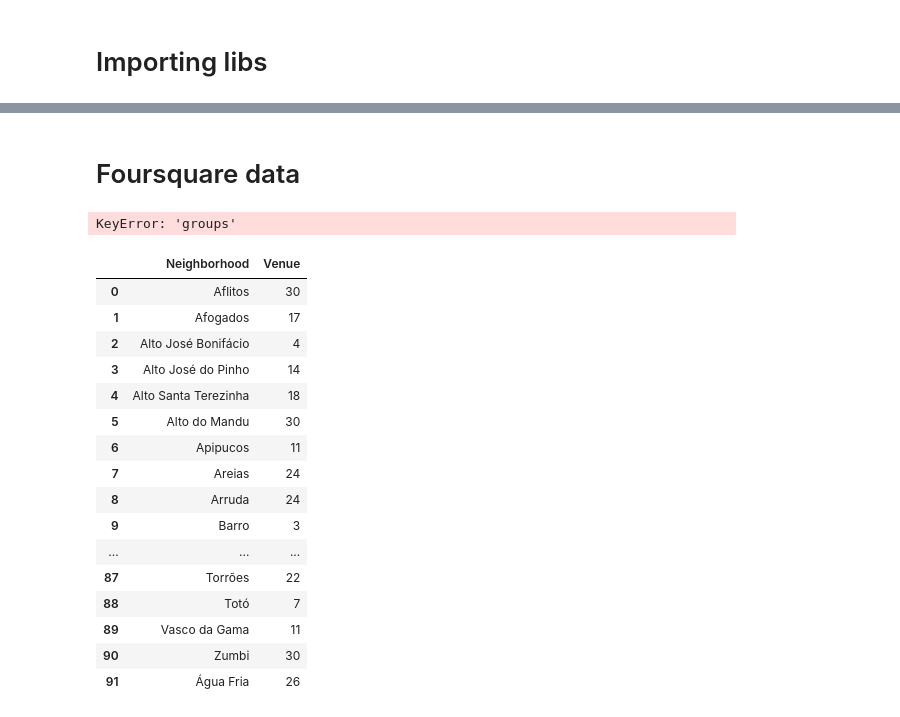
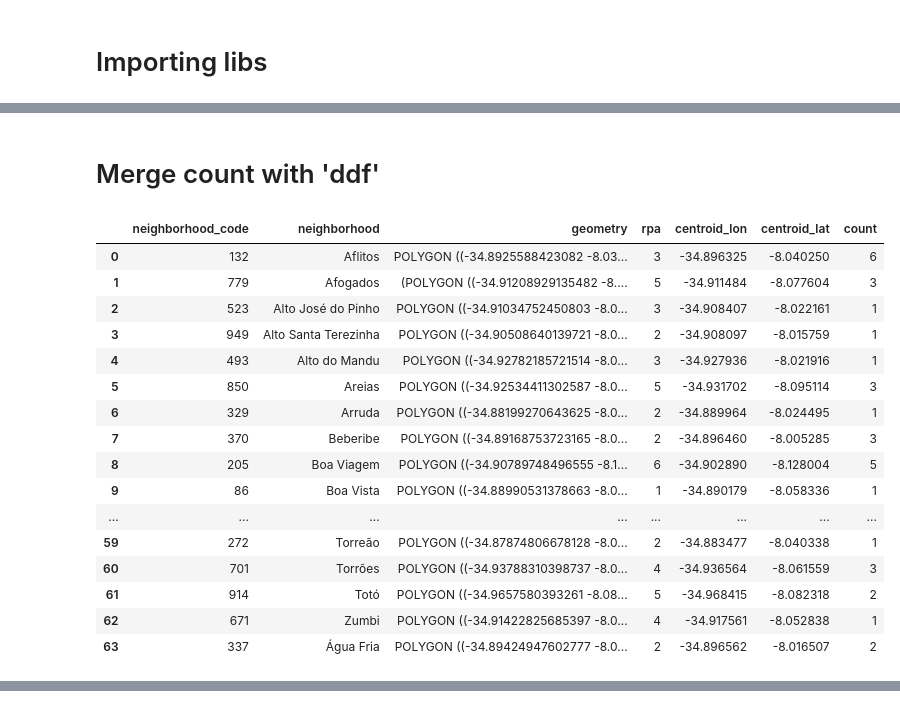
Before and after one commit to dfds0/Coursera_IBM_Project-Capstone, a Jupyter notebook: Metropolitan region of Recife.ipynb, the cells around one changed output, grey strips where cells are left out. Cells and saved outputs as stored; diff of their text form; code cells hidden in the pictures.

```diff
--- a/Metropolitan region of Recife.ipynb
+++ b/Metropolitan region of Recife.ipynb
@@ -84 +210,27 @@ Loaded recife geojson
+# %% [markdown]
+# Merge count with 'ddf'
+# %%
+serie = recife_venues.groupby('Neighborhood')['Venue Category'].count()
+dataframe_groupby = pd.DataFrame({'neighborhood':serie.index, 'count':serie.values})
+
+datagrame_merge = gdf.merge(dataframe_groupby, on='neighborhood')
+datagrame_merge
+# %% [output]
+|  | neighborhood_code | neighborhood | geometry | rpa | centroid_lon | centroid_lat | count |
+| 0 | 132 | Aflitos | POLYGON ((-34.8925588423082 -8.03... | 3 | -34.896325 | -8.040250 | 6 |
+| 1 | 779 | Afogados | (POLYGON ((-34.91208929135482 -8.... | 5 | -34.911484 | -8.077604 | 3 |
+| 2 | 523 | Alto José do Pinho | POLYGON ((-34.91034752450803 -8.0... | 3 | -34.908407 | -8.022161 | 1 |
+| 3 | 949 | Alto Santa Terezinha | POLYGON ((-34.90508640139721 -8.0... | 2 | -34.908097 | -8.015759 | 1 |
+| 4 | 493 | Alto do Mandu | POLYGON ((-34.92782185721514 -8.0... | 3 | -34.927936 | -8.021916 | 1 |
+| 5 | 850 | Areias | POLYGON ((-34.92534411302587 -8.0... | 5 | -34.931702 | -8.095114 | 3 |
+| 6 | 329 | Arruda | POLYGON ((-34.88199270643625 -8.0... | 2 | -34.889964 | -8.024495 | 1 |
+| 7 | 370 | Beberibe | POLYGON ((-34.89168753723165 -8.0... | 2 | -34.896460 | -8.005285 | 3 |
+| 8 | 205 | Boa Viagem | POLYGON ((-34.90789748496555 -8.1... | 6 | -34.902890 | -8.128004 | 5 |
+| 9 | 86 | Boa Vista | POLYGON ((-34.88990531378663 -8.0... | 1 | -34.890179 | -8.058336 | 1 |
+| ... | ... | ... | ... | ... | ... | ... | ... |
+| 59 | 272 | Torreão | POLYGON ((-34.87874806678128 -8.0... | 2 | -34.883477 | -8.040338 | 1 |
+| 60 | 701 | Torrões | POLYGON ((-34.93788310398737 -8.0... | 4 | -34.936564 | -8.061559 | 3 |
+| 61 | 914 | Totó | POLYGON ((-34.9657580393261 -8.08... | 5 | -34.968415 | -8.082318 | 2 |
+| 62 | 671 | Zumbi | POLYGON ((-34.91422825685397 -8.0... | 4 | -34.917561 | -8.052838 | 1 |
+| 63 | 337 | Água Fria | POLYGON ((-34.89424947602777 -8.0... | 2 | -34.896562 | -8.016507 | 2 |
 # %%
@@ -99,5 +251,3 @@ map_recife.choropleth(
 map_recife
 # %% [output]
 [interactive output not drawn]
-# %% [markdown]
-# Foursquare data
@@ -159,43 +253,0 @@ def getNearbyVenues(names, latitudes, longitudes, radius=500):
-# %%
-
-recife_venues = getNearbyVenues(names=gdf['bairro_nome'], latitudes=gdf['centroid_lat'], longitudes=gdf['centroid_lon'])
-#data.drop_duplicates(subset ="First Name", keep = False, inplace = True)
-
-
-#recife_venues.head()
-#groupby = recife_venues.groupby(['Neighborhood']).count()
-#groupby
-
-recife_venues.head()
-# %% [output]
-KeyError: 'groups'
-# %%
-nv_count = recife_venues.groupby(['Neighborhood']).count()
-nv_count.reset_index(level=0, inplace=True)
-
-del nv_count['Neighborhood Latitude']
-del nv_count['Neighborhood Longitude']
-del nv_count['Venue Latitude']
-del nv_count['Venue Longitude']
-del nv_count['Venue Category']
-
-#nv_count
-nv_count
-# %% [output]
-|  | Neighborhood | Venue |
-| 0 | Aflitos | 30 |
-| 1 | Afogados | 17 |
-| 2 | Alto José Bonifácio | 4 |
-| 3 | Alto José do Pinho | 14 |
-| 4 | Alto Santa Terezinha | 18 |
-| 5 | Alto do Mandu | 30 |
-| 6 | Apipucos | 11 |
-| 7 | Areias | 24 |
-| 8 | Arruda | 24 |
-| 9 | Barro | 3 |
-| ... | ... | ... |
-| 87 | Torrões | 22 |
-| 88 | Totó | 7 |
-| 89 | Vasco da Gama | 11 |
-| 90 | Zumbi | 30 |
-| 91 | Água Fria | 26 |
```
Also changed, not shown: parts of 21 cells of this notebook.
